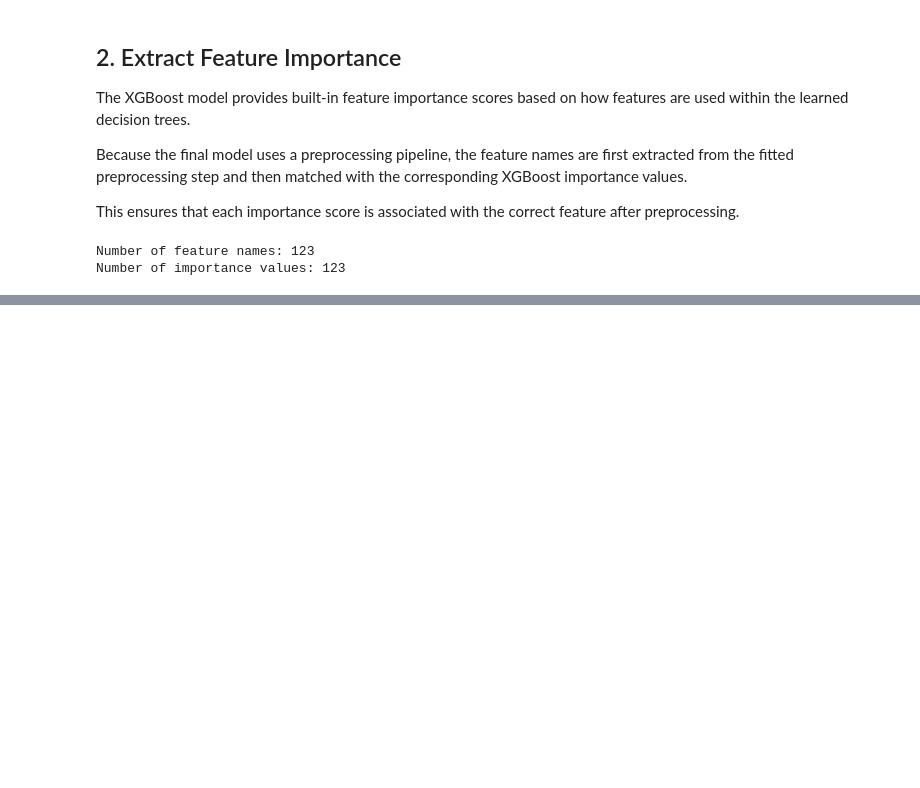
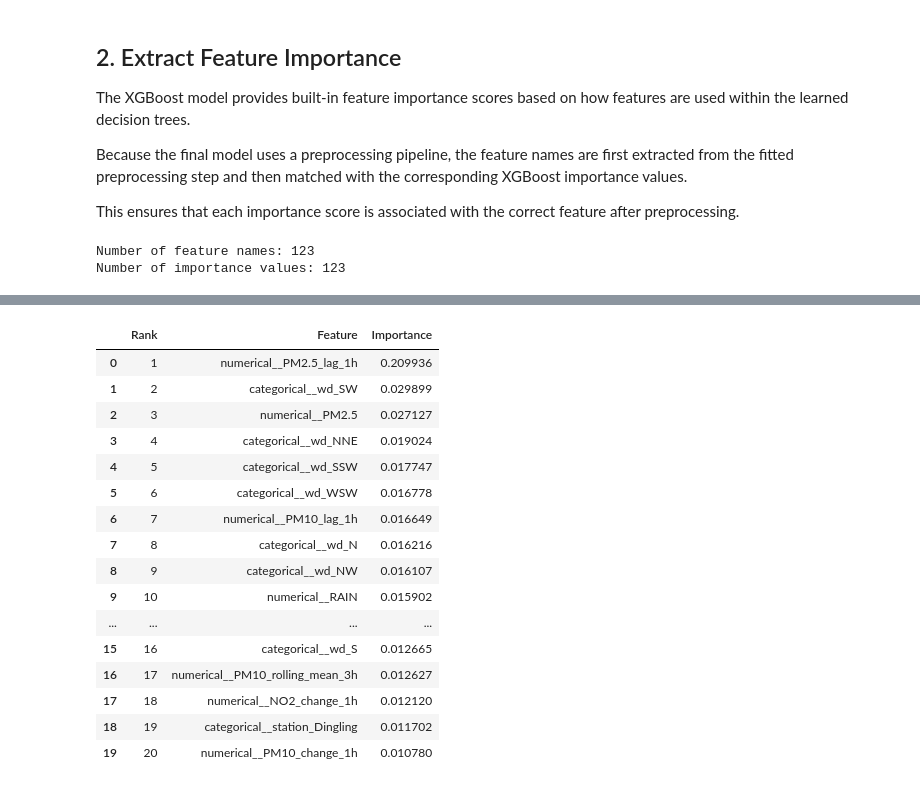
Before and after one commit to saraalwadia/airshift, a Jupyter notebook: notebooks/09_feature_importance.ipynb, the cells around one changed output, grey strips where cells are left out. Drawn from its saved outputs; the diff is of its cells as text; code cells hidden in the pictures; blank space fills up the shorter version.

```diff
--- a/notebooks/09_feature_importance.ipynb
+++ b/notebooks/09_feature_importance.ipynb
@@ -60,0 +71,36 @@ Number of importance values: 123
+# %%
+feature_importance_df = pd.DataFrame({
+    "Feature": feature_names,
+    "Importance": importance_values
+})
+
+feature_importance_df = feature_importance_df.sort_values(
+    by="Importance",
+    ascending=False
+).reset_index(drop=True)
+
+feature_importance_df.insert(
+    0,
+    "Rank",
+    range(1, len(feature_importance_df) + 1)
+)
+
+feature_importance_df.head(20)
+# %% [output]
+|  | Rank | Feature | Importance |
+| 0 | 1 | numerical__PM2.5_lag_1h | 0.209936 |
+| 1 | 2 | categorical__wd_SW | 0.029899 |
+| 2 | 3 | numerical__PM2.5 | 0.027127 |
+| 3 | 4 | categorical__wd_NNE | 0.019024 |
+| 4 | 5 | categorical__wd_SSW | 0.017747 |
+| 5 | 6 | categorical__wd_WSW | 0.016778 |
+| 6 | 7 | numerical__PM10_lag_1h | 0.016649 |
+| 7 | 8 | categorical__wd_N | 0.016216 |
+| 8 | 9 | categorical__wd_NW | 0.016107 |
+| 9 | 10 | numerical__RAIN | 0.015902 |
+| ... | ... | ... | ... |
+| 15 | 16 | categorical__wd_S | 0.012665 |
+| 16 | 17 | numerical__PM10_rolling_mean_3h | 0.012627 |
+| 17 | 18 | numerical__NO2_change_1h | 0.012120 |
+| 18 | 19 | categorical__station_Dingling | 0.011702 |
+| 19 | 20 | numerical__PM10_change_1h | 0.010780 |
```
Also changed, not shown: parts of 6 cells of this notebook.
